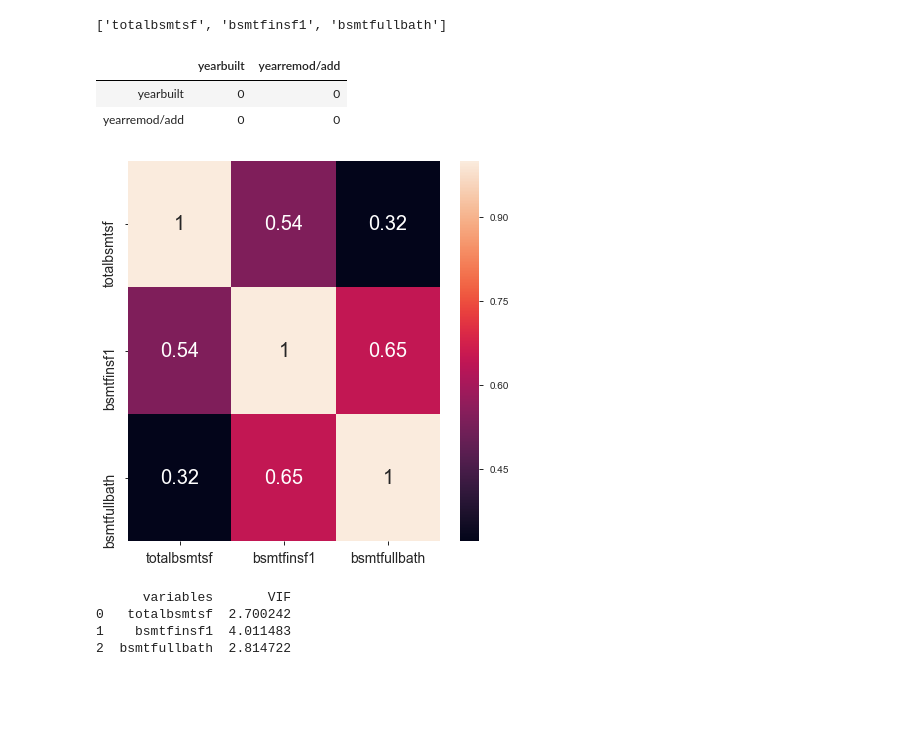
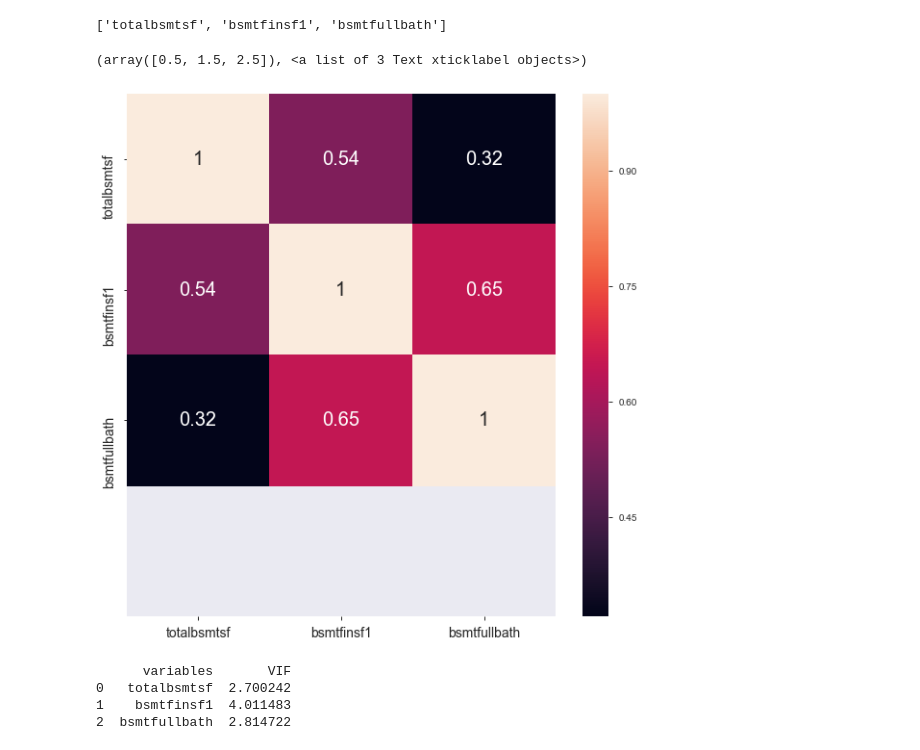
Before and after one commit to mieulium/Project2, a Jupyter notebook: Project 2.ipynb, the cells around one changed output. Saved outputs shown, nothing was run; the diff lists cells and outputs as text; code cells hidden in the pictures; blank space fills up the shorter version.

Commit message:
submitted kaggle dataset at 4.04pm

```diff
--- a/Project 2.ipynb
+++ b/Project 2.ipynb
@@ -37,7 +38,7 @@ import pandas_profiling
 Data is imported from [here](https://www.kaggle.com/c/dsi-us-6-project-2-regression-challenge/data)
 # %%
 #import train data
-df = pd.read_csv("../project_2/datasets/train.csv")
+df = pd.read_csv("../project_2/datasets/train.csv", index_col= 'Id')
 # %% [markdown]
 ### 3. Visually inspect the type of data
 # %%
@@ -80,8 +81,6 @@ df = df.drop("Fence", axis = 1)
 df = df.drop("Misc Feature", axis = 1)
 # %%
 df = df.drop("Fireplace Qu", axis = 1)
-# %%
-df = df.drop("Id", axis = 1)
 # %%
 df = df.drop("PID", axis = 1)
 # %%
@@ -339,16 +354,14 @@ basementvar
 ['totalbsmtsf', 'bsmtfinsf1', 'bsmtfullbath']
 # %%
 ## basement related variables were plotted for correlation.
-plt.figure(figsize = (7,7))
+plt.figure(figsize = (10,10))
 ax = sns.heatmap(df[basementvar].corr(), annot = True, annot_kws={"size": 20})
-ax.set_ylim(3,0)
+ax.set_ylim(4,0)
 plt.yticks(size = 14)
 plt.xticks(size = 14)
 # %% [output]
-|  | yearbuilt | yearremod/add |
-| yearbuilt | 0 | 0 |
-| yearremod/add | 0 | 0 |
+(array([0.5, 1.5, 2.5]), <a list of 3 Text xticklabel objects>)
-[figure, old version]
+[figure, new version]
 # %%
 viffinder(basementvar)
 # %% [output]
```
Also changed, not shown: parts of 106 cells of this notebook.
